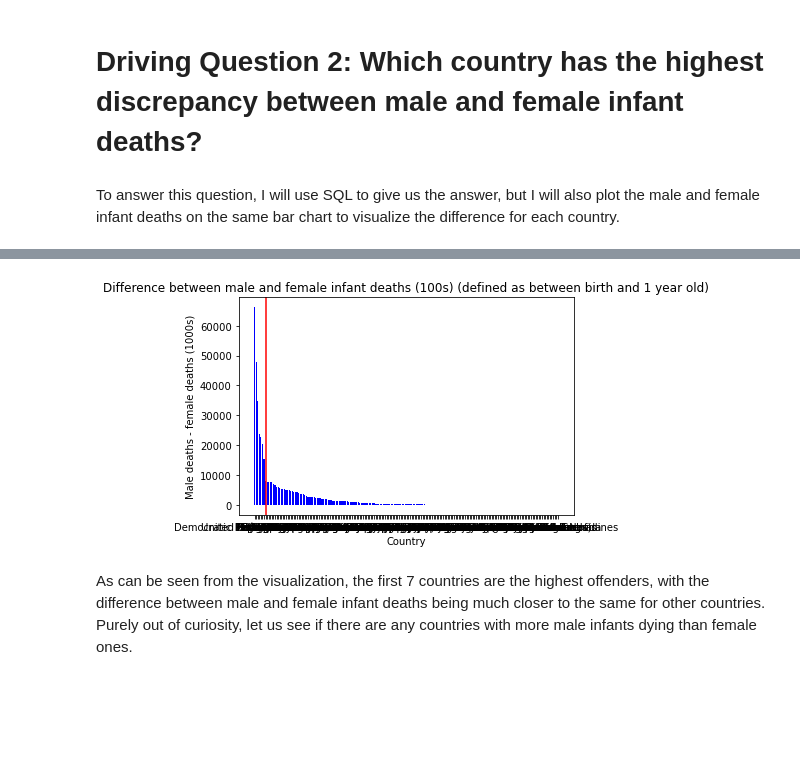
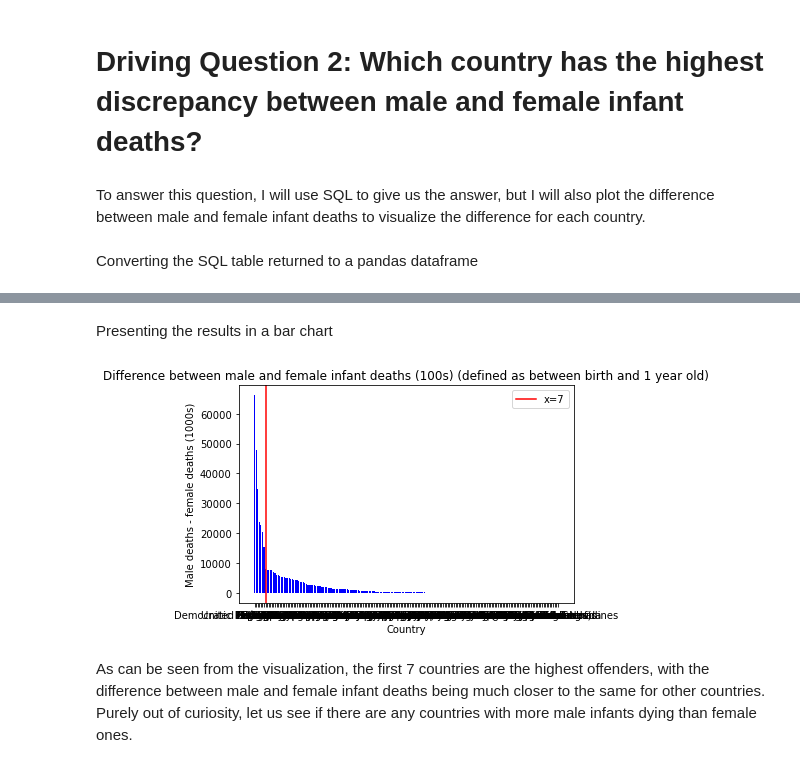
Before and after one commit to jboe0696/SGH-Take-Home-Exercise, a Jupyter notebook: SGH Take-Home Exercise - Boey Jit Ming Benjamin.ipynb, the cells around one changed output, grey strips where cells are left out. Drawn from its saved outputs; the diff is of its cells as text; code cells hidden in the pictures; blank space fills up the shorter version.

```diff
--- a/SGH Take-Home Exercise - Boey Jit Ming Benjamin.ipynb
+++ b/SGH Take-Home Exercise - Boey Jit Ming Benjamin.ipynb
@@ -399,7 +404,7 @@ From the visualization we can see that there is a steep drop after the first 4 o
 # %% [markdown]
 # Driving Question 2: Which country has the highest discrepancy between male and female infant deaths?
 # %% [markdown]
-To answer this question, I will use SQL to give us the answer, but I will also plot the male and female infant deaths on the same bar chart to visualize the difference for each country.
+To answer this question, I will use SQL to give us the answer, but I will also plot the difference between male and female infant deaths to visualize the difference for each country.
 # %%
 dq2 = cursor.execute("""
 SELECT country, AVG(infant_male)-AVG(infant_female)
@@ -407,6 +412,8 @@ FROM num_deaths
 GROUP BY country
 ORDER BY ABS(AVG(infant_male)-AVG(infant_female)) DESC
 """).fetchall()
+# %% [markdown]
+Converting the SQL table returned to a pandas dataframe
 # %%
 dq2_df = pd.DataFrame(dq2, columns=['country','m_f'])
 print(dq2_df)
@@ -425,15 +432,18 @@ print(dq2_df)
 193                           Andorra      0.000000
 
 [194 rows x 2 columns]
+# %% [markdown]
+Presenting the results in a bar chart
 # %%
 plt.bar(dq2_df['country'], dq2_df['m_f'], color = 'b')
 plt.xlabel('Country')
-plt.axvline(x=7, color='r')
+plt.axvline(x=7, color='r', label = 'x=7')
 plt.ylabel('Male deaths - female deaths (1000s)')
 plt.title('Difference between male and female infant deaths (100s) (defined as between birth and 1 year old)')
+plt.legend()
 plt.show()
 # %% [output]
-[figure, old version]
+[figure, new version]
 # %% [markdown]
 As can be seen from the visualization, the first 7 countries are the highest offenders, with the difference between male and female infant deaths being much closer to the same for other countries. Purely out of curiosity, let us see if there are any countries with more male infants dying than female ones.
 # %% [markdown]
```
Also changed, not shown: parts of 31 cells of this notebook, 1 other file.
